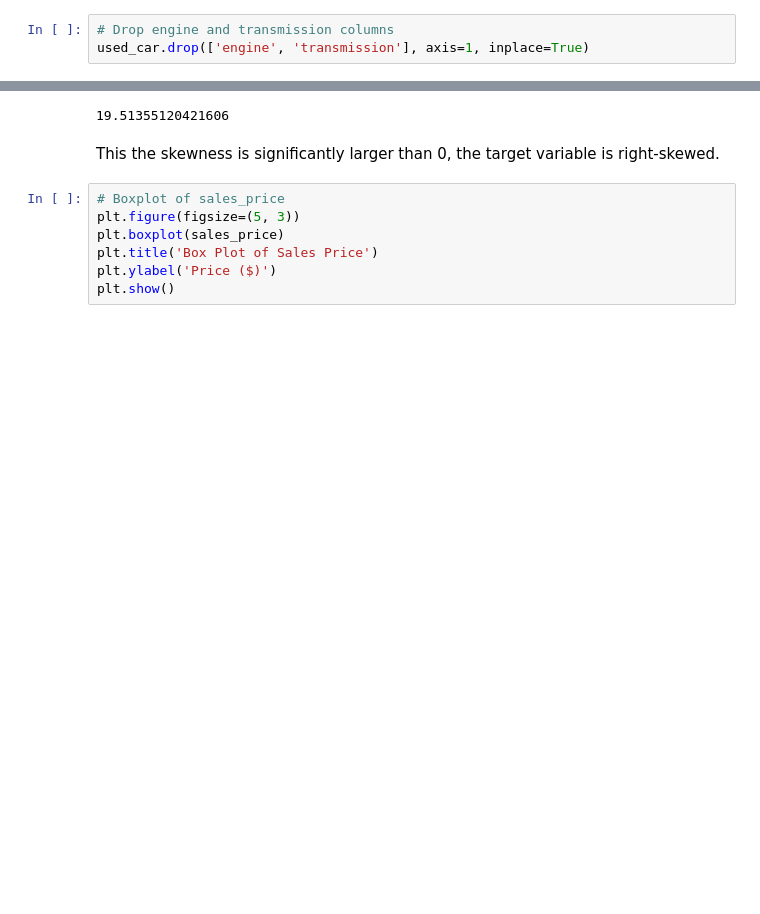
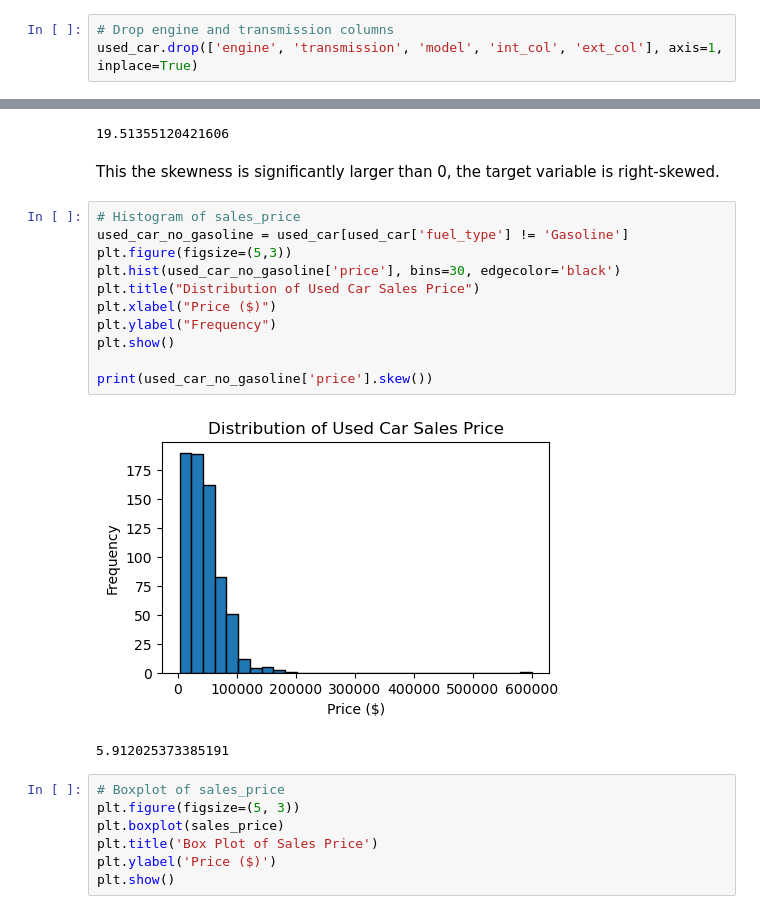
Before and after one commit to lshiyu4210/used_car_price_prediction, a Jupyter notebook: midterm.ipynb, the cells around one changed output, grey strips where cells are left out. Saved outputs shown, nothing was run; the diff lists cells and outputs as text; blank space fills up the shorter version.

```diff
--- a/midterm.ipynb
+++ b/midterm.ipynb
@@ -121,7 +125,7 @@ display(unique_transmissions)
 62 rows × 3 columns
 # %%
 # Drop engine and transmission columns
-used_car.drop(['engine', 'transmission'], axis=1, inplace=True)
+used_car.drop(['engine', 'transmission', 'model', 'int_col', 'ext_col'], axis=1, inplace=True)
 # %%
 used_car.columns
 # %% [output]
@@ -188,6 +193,20 @@ print(sales_price.skew())
 19.51355120421606
 # %% [markdown]
 This the skewness is significantly larger than 0, the target variable is right-skewed.
+# %%
+# Histogram of sales_price
+used_car_no_gasoline = used_car[used_car['fuel_type'] != 'Gasoline']
+plt.figure(figsize=(5,3))
+plt.hist(used_car_no_gasoline['price'], bins=30, edgecolor='black')
+plt.title("Distribution of Used Car Sales Price")
+plt.xlabel("Price ($)")
+plt.ylabel("Frequency")
+plt.show()
+
+print(used_car_no_gasoline['price'].skew())
+# %% [output]
+[figure, added]
+5.912025373385191
 # %%
 # Boxplot of sales_price
 plt.figure(figsize=(5, 3))
```
Also changed, not shown: parts of 22 cells of this notebook, 1 other file.
